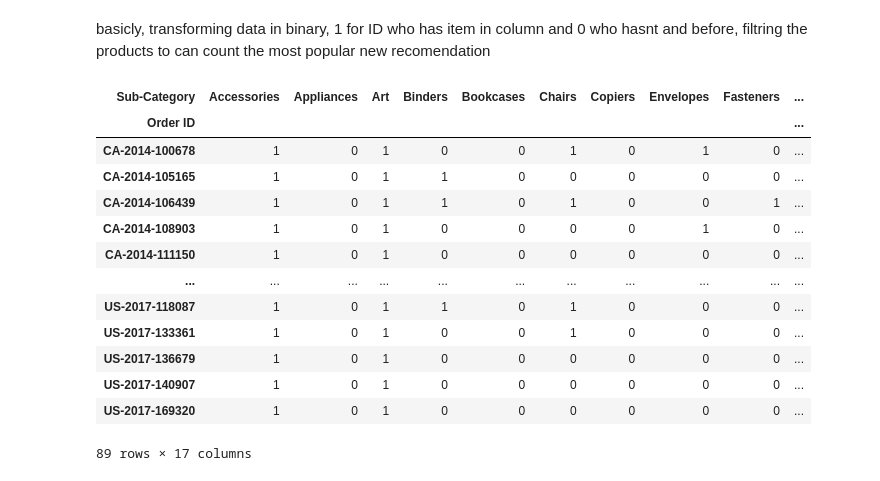
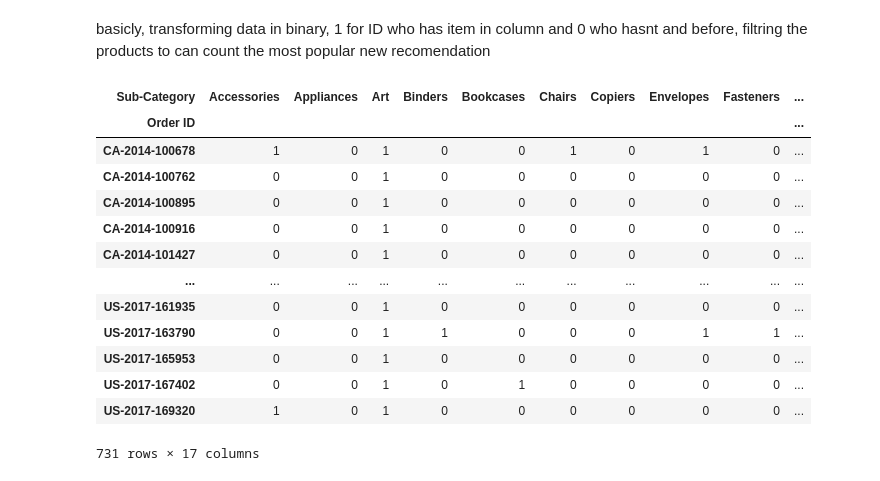
Before and after one commit to MiguelAraujoDeSouza/ProbabilityAnalitics, a Jupyter notebook: analise.ipynb, the cells around one changed output. Drawn from its saved outputs; the diff is of its cells as text; code cells hidden in the pictures.

Commit message:
Updating the code for when there is more than one product in the cart.

```diff
--- a/analise.ipynb
+++ b/analise.ipynb
@@ -118,27 +102,27 @@ for c in propabilityArray:
 # %%
 removeCategoryDups = excel.drop_duplicates(subset=['Sub-Category','Order ID'],keep='first') #Remove Duplicates
 
 table = pd.crosstab(removeCategoryDups['Order ID'],removeCategoryDups['Sub-Category']) #transforming in binary
 
-products = ['Art','Accessories'] #Put the products here to analyze the intersections
+products = ['Art'] #Put the products here to analyze the intersections
 
 filtered_table = table[(table[products] > 0).all(1)] #Filtring
 
 display(filtered_table)
 
 #B
 # %% [output]
 | Sub-Category | Accessories | Appliances | Art | Binders | Bookcases | Chairs | Copiers | Envelopes | Fasteners | ... |
 | Order ID |  |  |  |  |  |  |  |  |  | ... |
 | CA-2014-100678 | 1 | 0 | 1 | 0 | 0 | 1 | 0 | 1 | 0 | ... |
-| CA-2014-105165 | 1 | 0 | 1 | 1 | 0 | 0 | 0 | 0 | 0 | ... |
-| CA-2014-106439 | 1 | 0 | 1 | 1 | 0 | 1 | 0 | 0 | 1 | ... |
-| CA-2014-108903 | 1 | 0 | 1 | 0 | 0 | 0 | 0 | 1 | 0 | ... |
-| CA-2014-111150 | 1 | 0 | 1 | 0 | 0 | 0 | 0 | 0 | 0 | ... |
+| CA-2014-100762 | 0 | 0 | 1 | 0 | 0 | 0 | 0 | 0 | 0 | ... |
+| CA-2014-100895 | 0 | 0 | 1 | 0 | 0 | 0 | 0 | 0 | 0 | ... |
+| CA-2014-100916 | 0 | 0 | 1 | 0 | 0 | 0 | 0 | 0 | 0 | ... |
+| CA-2014-101427 | 0 | 0 | 1 | 0 | 0 | 0 | 0 | 0 | 0 | ... |
 | ... | ... | ... | ... | ... | ... | ... | ... | ... | ... | ... |
-| US-2017-118087 | 1 | 0 | 1 | 1 | 0 | 1 | 0 | 0 | 0 | ... |
-| US-2017-133361 | 1 | 0 | 1 | 0 | 0 | 1 | 0 | 0 | 0 | ... |
-| US-2017-136679 | 1 | 0 | 1 | 0 | 0 | 0 | 0 | 0 | 0 | ... |
-| US-2017-140907 | 1 | 0 | 1 | 0 | 0 | 0 | 0 | 0 | 0 | ... |
+| US-2017-161935 | 0 | 0 | 1 | 0 | 0 | 0 | 0 | 0 | 0 | ... |
+| US-2017-163790 | 0 | 0 | 1 | 1 | 0 | 0 | 0 | 1 | 1 | ... |
+| US-2017-165953 | 0 | 0 | 1 | 0 | 0 | 0 | 0 | 0 | 0 | ... |
+| US-2017-167402 | 0 | 0 | 1 | 0 | 1 | 0 | 0 | 0 | 0 | ... |
 | US-2017-169320 | 1 | 0 | 1 | 0 | 0 | 0 | 0 | 0 | 0 | ... |
-89 rows × 17 columns
+731 rows × 17 columns
```
Also changed, not shown: parts of 7 cells of this notebook.
